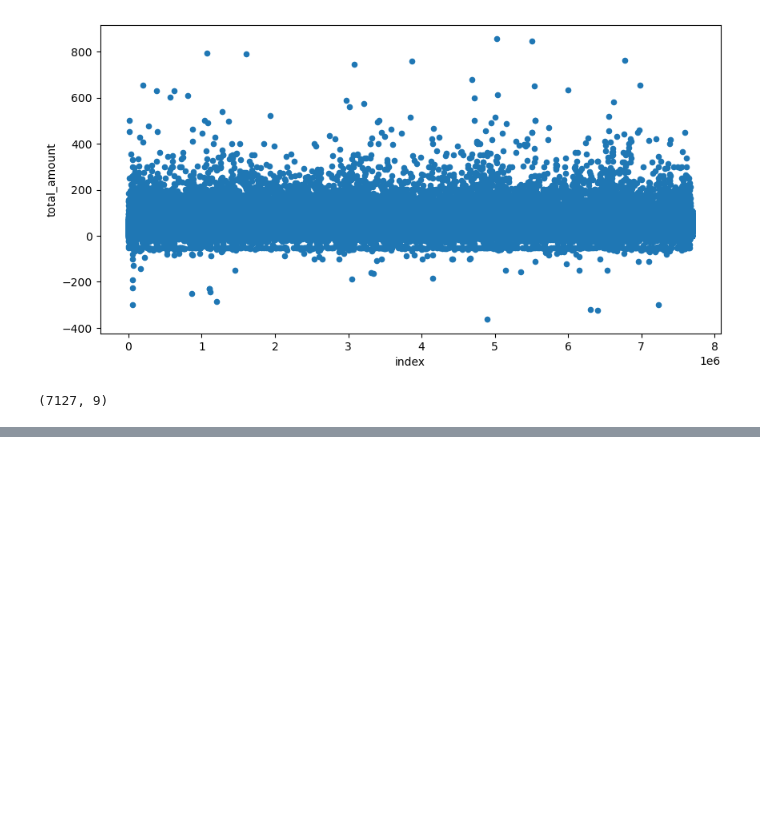
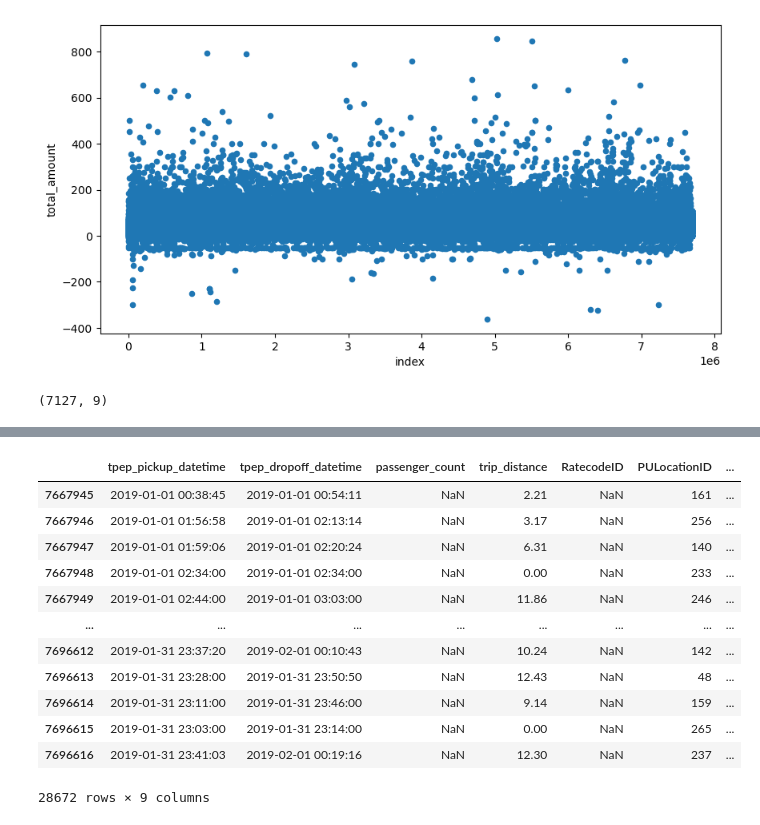
Before and after one commit to Nishant-Devi/Taxi-Analysis, a Jupyter notebook: Presentable notebook.ipynb, the cells around one changed output, grey strips where cells are left out. Drawn from its saved outputs; the diff is of its cells as text; code cells hidden in the pictures; blank space fills up the shorter version.

```diff
--- a/Presentable notebook.ipynb
+++ b/Presentable notebook.ipynb
@@ -193,0 +212,2 @@ we can agree to cut from $200 dollar
+# %%
+taxi_data_filtered = taxi_data[(taxi_data['total_amount'] >=0) & (taxi_data['total_amount'] < 200)]
@@ -193,0 +235,16 @@ we can agree to cut from $200 dollar
+# %%
+taxi_data_filtered[taxi_data_filtered['RatecodeID'].isna()]
+# %% [output]
+|  | tpep_pickup_datetime | tpep_dropoff_datetime | passenger_count | trip_distance | RatecodeID | PULocationID | ... |
+| 7667945 | 2019-01-01 00:38:45 | 2019-01-01 00:54:11 | NaN | 2.21 | NaN | 161 | ... |
+| 7667946 | 2019-01-01 01:56:58 | 2019-01-01 02:13:14 | NaN | 3.17 | NaN | 256 | ... |
+| 7667947 | 2019-01-01 01:59:06 | 2019-01-01 02:20:24 | NaN | 6.31 | NaN | 140 | ... |
+| 7667948 | 2019-01-01 02:34:00 | 2019-01-01 02:34:00 | NaN | 0.00 | NaN | 233 | ... |
+| 7667949 | 2019-01-01 02:44:00 | 2019-01-01 03:03:00 | NaN | 11.86 | NaN | 246 | ... |
+| ... | ... | ... | ... | ... | ... | ... | ... |
+| 7696612 | 2019-01-31 23:37:20 | 2019-02-01 00:10:43 | NaN | 10.24 | NaN | 142 | ... |
+| 7696613 | 2019-01-31 23:28:00 | 2019-01-31 23:50:50 | NaN | 12.43 | NaN | 48 | ... |
+| 7696614 | 2019-01-31 23:11:00 | 2019-01-31 23:46:00 | NaN | 9.14 | NaN | 159 | ... |
+| 7696615 | 2019-01-31 23:03:00 | 2019-01-31 23:14:00 | NaN | 0.00 | NaN | 265 | ... |
+| 7696616 | 2019-01-31 23:41:03 | 2019-02-01 00:19:16 | NaN | 12.30 | NaN | 237 | ... |
+28672 rows × 9 columns
```
Also changed, not shown: parts of 57 cells of this notebook.
